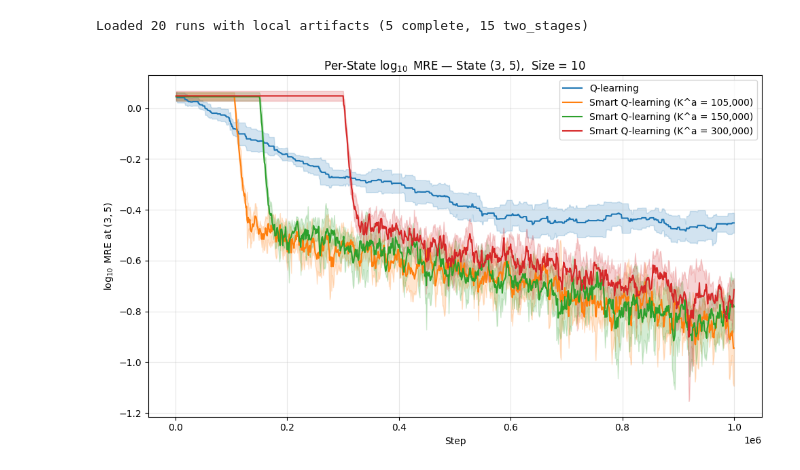
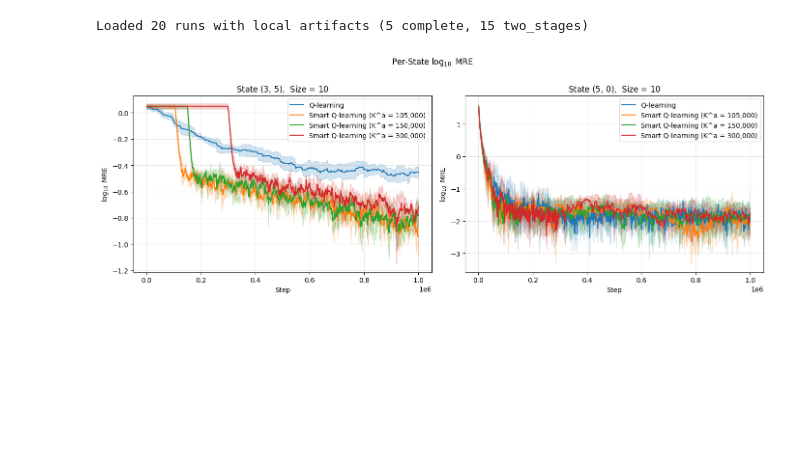
Before and after one commit to ccarballolozano/epidemic-models-rl, a Jupyter notebook: experiments/Compare_Two_Stage_Q_Learning_Performance.ipynb, the cells around one changed output. Saved outputs shown, nothing was run; the diff lists cells and outputs as text; code cells hidden in the pictures; blank space fills up the shorter version.

```diff
--- a/experiments/Compare_Two_Stage_Q_Learning_Performance.ipynb
+++ b/experiments/Compare_Two_Stage_Q_Learning_Performance.ipynb
@@ -146,18 +166,17 @@ Size=5 — Q-learning: 5 runs | Smart Q-learning: 5 runs
 # %%
-# Load per-state errors for all runs in runs_size_5 that have downloaded artifacts
-per_state_errors_5 = {}
+states_errors_5 = {}
 for _, row in tqdm(runs_size_5.iterrows(), total=len(runs_size_5)):
     errors = load_run_state_errors(row["run_id"])
     if errors is not None:
-        per_state_errors_5[row["run_id"]] = {
+        states_errors_5[row["run_id"]] = {
             "learn_mode": row["tags.learn_mode"],
             "errors": errors,
         }
 
-n_complete = sum(1 for v in per_state_errors_5.values() if v["learn_mode"] == "complete")
-n_two_stages = sum(1 for v in per_state_errors_5.values() if v["learn_mode"] == "two_stages")
+n_complete = sum(1 for v in states_errors_5.values() if v["learn_mode"] == "complete")
+n_two_stages = sum(1 for v in states_errors_5.values() if v["learn_mode"] == "two_stages")
 print(
-    f"Loaded {len(per_state_errors_5)} runs with local artifacts "
+    f"Loaded {len(states_errors_5)} runs with local artifacts "
     f"({n_complete} complete, {n_two_stages} two_stages)"
 )
 # %% [output]
@@ -308,24 +336,0 @@ plt.show()
-# %%
-# ── Choose any valid state (m_s + m_i <= size) and run this cell ──
-m_s, m_i = 2, 0
-
-complete_per_state_errors_5_noreinf = {
-    rid: v for rid, v in states_errors_5_noreinf.items() if v["learn_mode"] == "complete"
-}
-
-two_stage_per_state_series_5_noreinf = []
-for ka in ka_to_plot_5_noreinf:
-    run_ids = set(
-        two_stage_runs_5_noreinf[two_stage_runs_5_noreinf["params.first_stage_steps"] == ka]["run_id"]
-    )
-    errors = {rid: v for rid, v in states_errors_5_noreinf.items() if rid in run_ids}
-    if errors:
-        two_stage_per_state_series_5_noreinf.append((f"K^a = {int(ka):,}", errors))
-
-plot_per_state_error_multi_ka(
-    complete_per_state_errors_5_noreinf,
-    two_stage_per_state_series_5_noreinf,
-    m_s, m_i,
-    size_label="Size = 5, No Reinfection",
-)
-plt.show()
@@ -434,28 +437,28 @@ print(
 # %% [output]
 Loaded 20 runs with local artifacts (5 complete, 15 two_stages)
 # %%
-# ── Choose any valid state (m_s + m_i <= size) and run this cell ──
-m_s, m_i = 3, 5
+# ── Choose states to plot (any valid state with m_s + m_i <= size) ──
+states_to_plot = [(3, 5), (5, 0)]
 
 complete_per_state_errors_10 = {
     rid: v for rid, v in states_errors_10.items() if v["learn_mode"] == "complete"
 }
 
 two_stage_per_state_series_10 = []
 for ka in ka_to_plot_10:
     run_ids = set(
         two_stage_runs_10[two_stage_runs_10["params.first_stage_steps"] == ka]["run_id"]
     )
     errors = {rid: v for rid, v in states_errors_10.items() if rid in run_ids}
     if errors:
         two_stage_per_state_series_10.append((f"K^a = {int(ka):,}", errors))
 
 plot_per_state_error_multi_ka(
     complete_per_state_errors_10,
     two_stage_per_state_series_10,
-    m_s, m_i,
+    states_to_plot,
     size_label="Size = 10",
 )
 plt.show()
 # %% [output]
-[figure, old version]
+[figure, new version]
```
Also changed, not shown: parts of 19 cells of this notebook, 1 other file.
